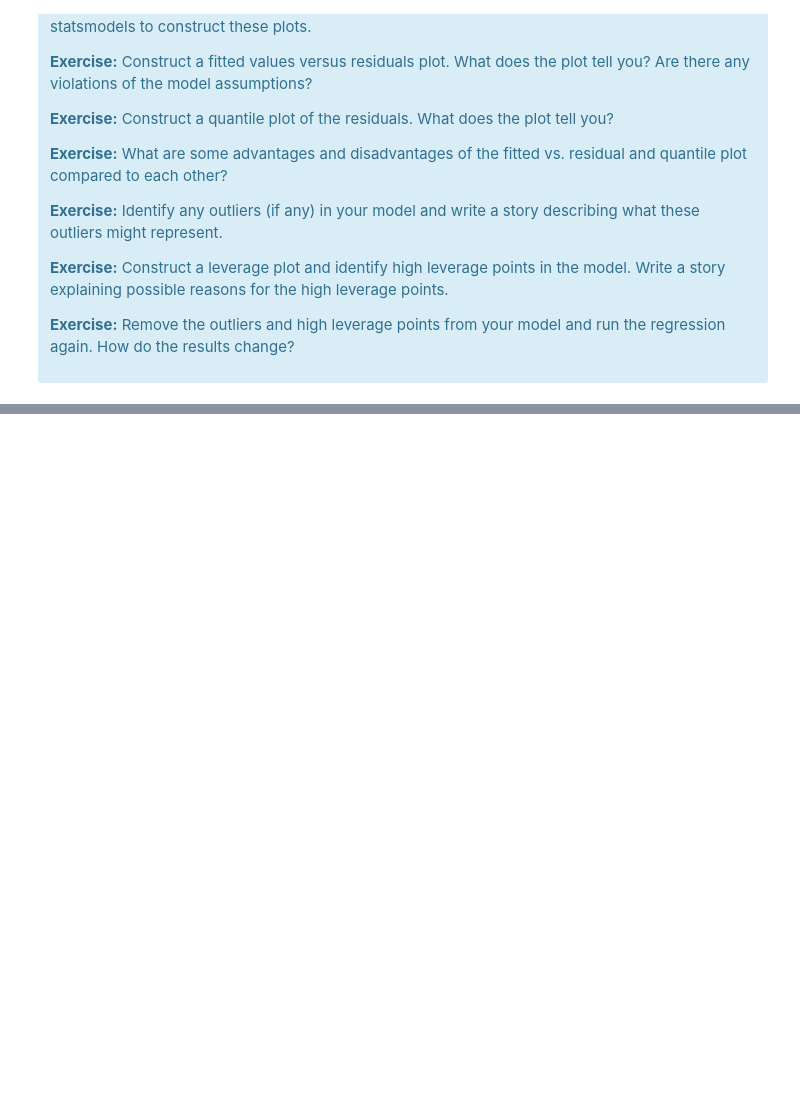
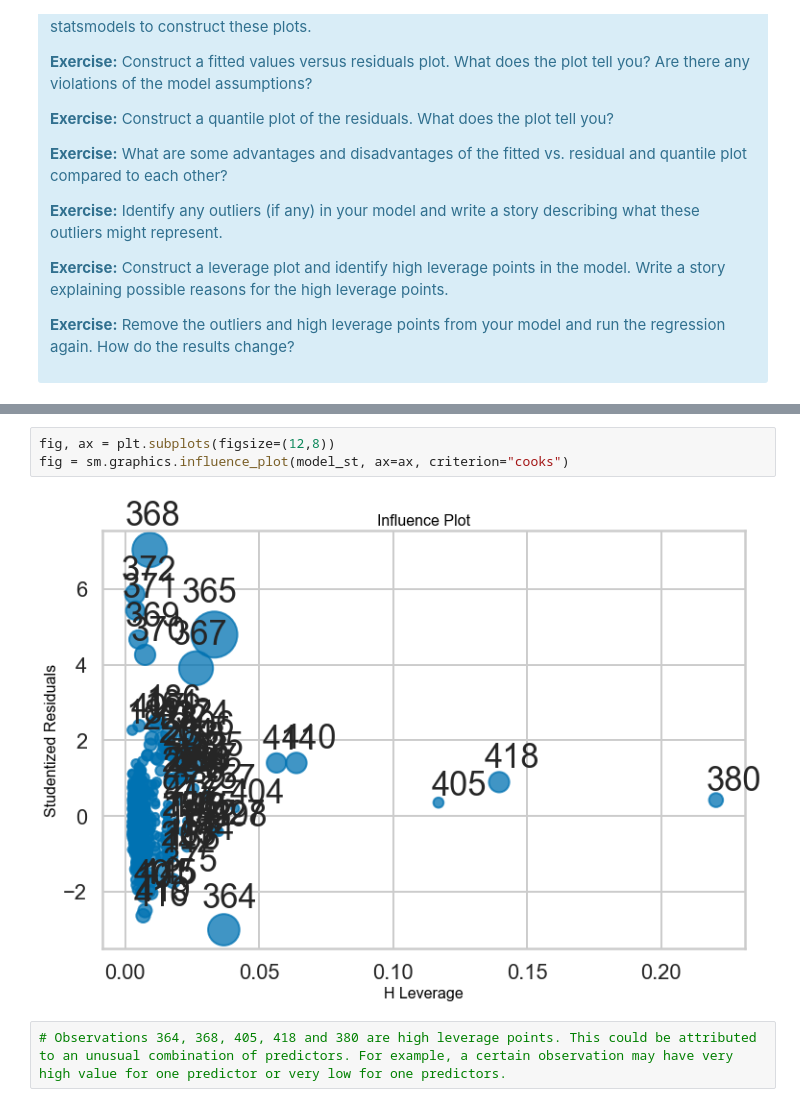
Before and after one commit to rogersnet/mec-mini-projects, a Jupyter notebook: mec-11.4.1-linear-regression-mini-project/Mini_Project_Linear_Regression.ipynb, the cells around one changed output, grey strips where cells are left out. Cells and saved outputs as stored; diff of their text form; blank space fills up the shorter version.

```diff
--- a/mec-11.4.1-linear-regression-mini-project/Mini_Project_Linear_Regression.ipynb
+++ b/mec-11.4.1-linear-regression-mini-project/Mini_Project_Linear_Regression.ipynb
@@ -904,0 +941,7 @@ There are some other issues that are important investigate with linear regressio
+# %%
+fig, ax = plt.subplots(figsize=(12,8))
+fig = sm.graphics.influence_plot(model_st, ax=ax, criterion="cooks")
+# %% [output]
+[figure, added]
+# %%
+# Observations 364, 368, 405, 418 and 380 are high leverage points. This could be attributed to an unusual combination of predictors. For example, a certain observation may have very high value for one predictor or very low for one predictors.
```
Also changed, not shown: parts of 12 cells of this notebook.
